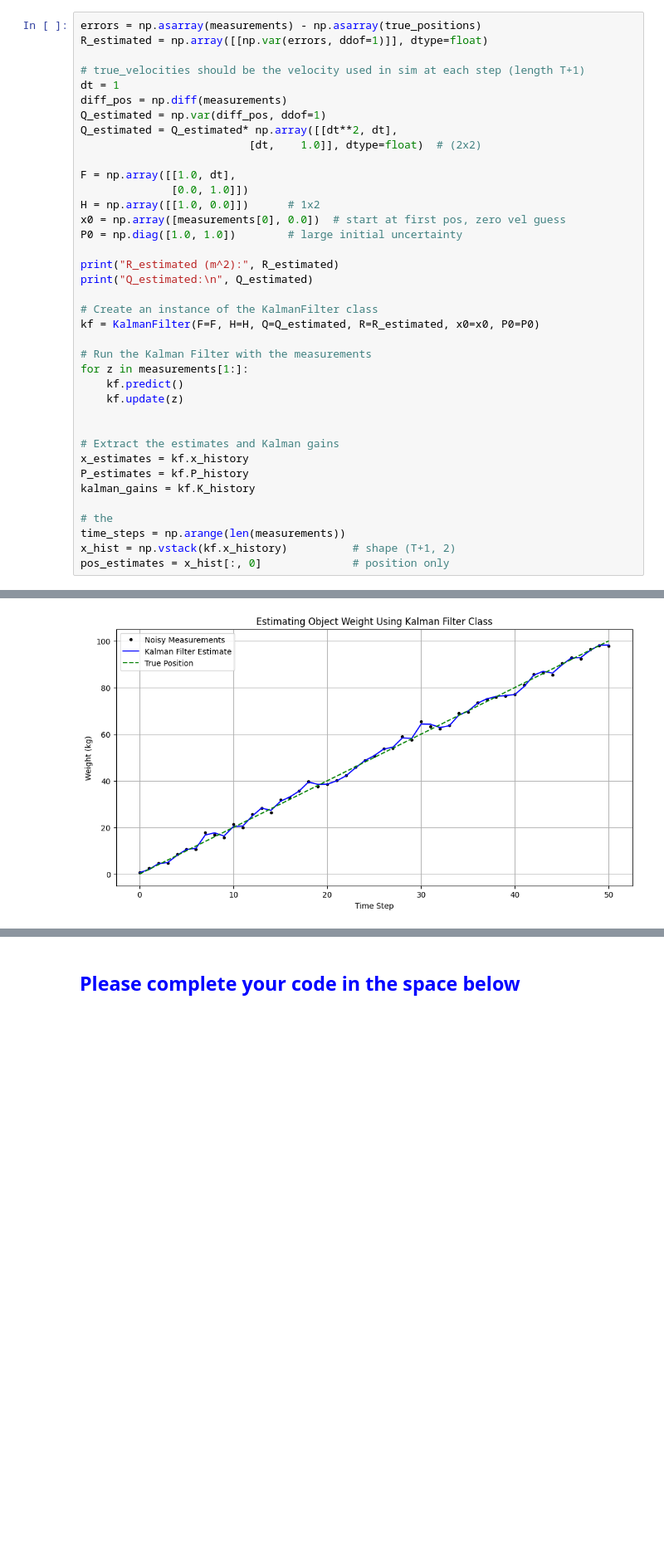
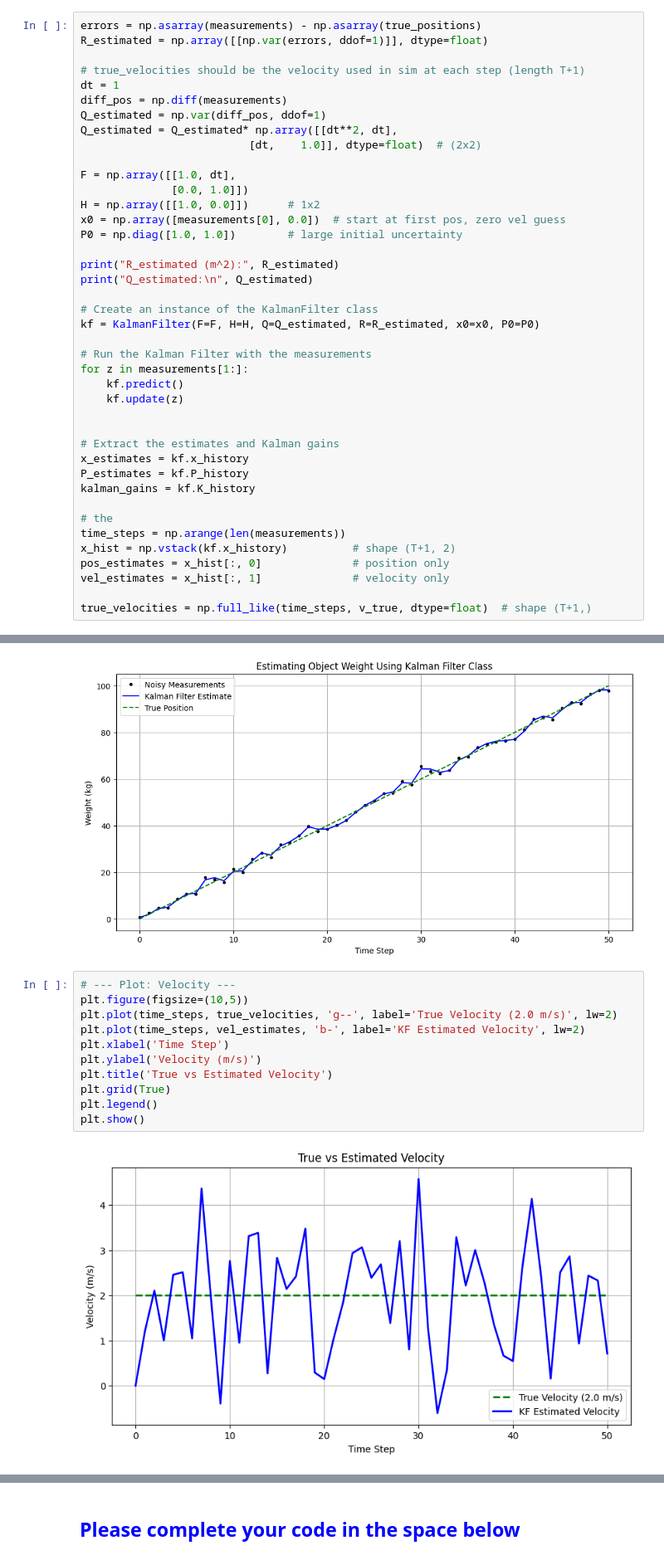
Before and after one commit to Koyle1/robo_ai_turku_2025, a Jupyter notebook: lab4_group13/Lab4_Kalman_filter.ipynb, the cells around one changed output, grey strips where cells are left out. Shown at 83% size. Saved outputs shown, nothing was run; the diff lists cells and outputs as text; blank space fills up the shorter version.

```diff
--- a/lab4_group13/Lab4_Kalman_filter.ipynb
+++ b/lab4_group13/Lab4_Kalman_filter.ipynb
@@ -728,6 +728,9 @@ kalman_gains = kf.K_history
 time_steps = np.arange(len(measurements))
 x_hist = np.vstack(kf.x_history)          # shape (T+1, 2)
 pos_estimates = x_hist[:, 0]              # position only
+vel_estimates = x_hist[:, 1]              # velocity only
+
+true_velocities = np.full_like(time_steps, v_true, dtype=float)  # shape (T+1,)
 # %% [output]
 R_estimated (m^2): [[3.13455594]]
 Q_estimated:
@@ -746,6 +749,19 @@ plt.grid(True)
 plt.show()
 # %% [output]
 [figure]
+# %%
+# --- Plot: Velocity ---
+plt.figure(figsize=(10,5))
+plt.plot(time_steps, true_velocities, 'g--', label='True Velocity (2.0 m/s)', lw=2)
+plt.plot(time_steps, vel_estimates, 'b-', label='KF Estimated Velocity', lw=2)
+plt.xlabel('Time Step')
+plt.ylabel('Velocity (m/s)')
+plt.title('True vs Estimated Velocity')
+plt.grid(True)
+plt.legend()
+plt.show()
+# %% [output]
+[figure, added]
 # %% [markdown]
 # Limitations of the Standard Kalman Filter and Introduction to the Extended Kalman Filter (EKF)
 
```
